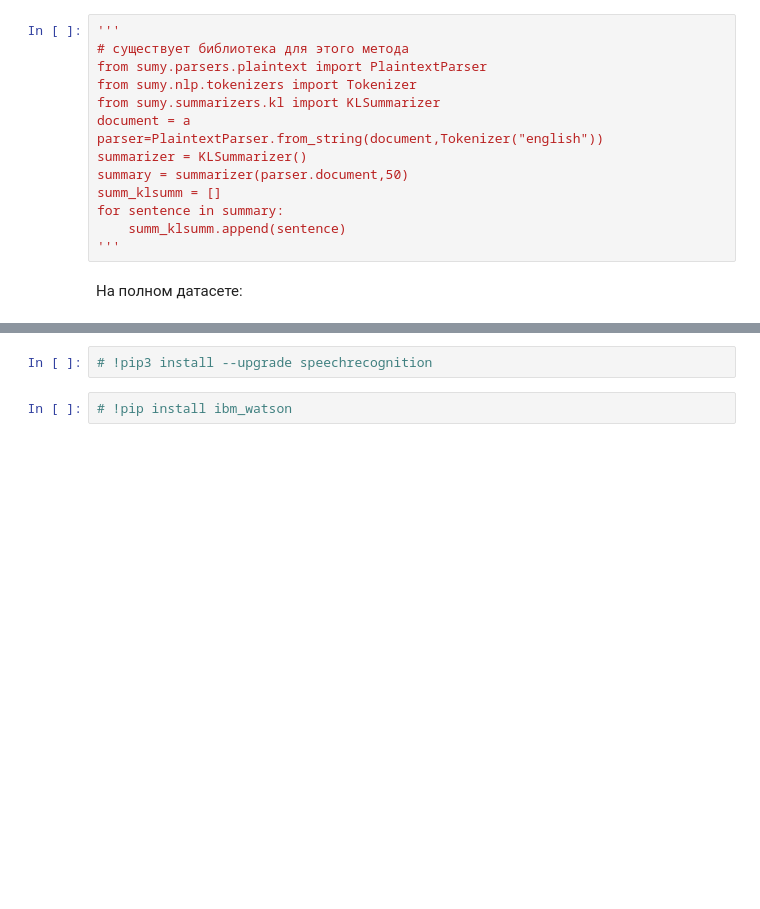
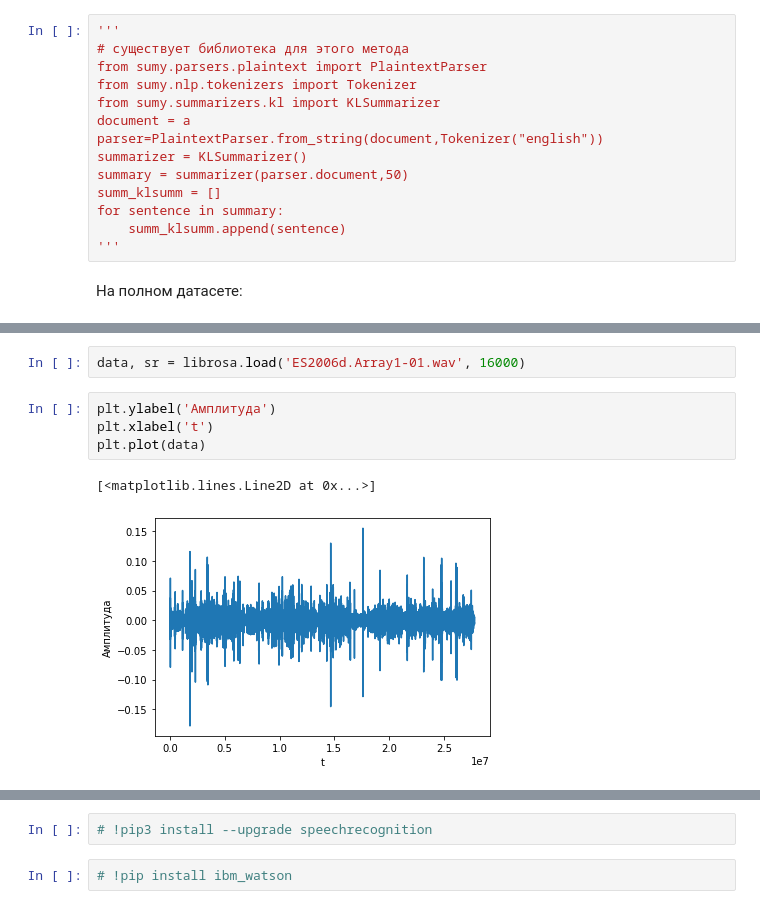
Before and after one commit to spakt26/-, a Jupyter notebook: Summarization_methods.ipynb, the cells around one changed output, grey strips where cells are left out. Cells and saved outputs as stored; diff of their text form; blank space fills up the shorter version.

```diff
--- a/Summarization_methods.ipynb
+++ b/Summarization_methods.ipynb
@@ -1837,0 +2108,9 @@ transcript_sr= test_sr.read()
+# %%
+data, sr = librosa.load('ES2006d.Array1-01.wav', 16000)
+# %%
+plt.ylabel('Амплитуда')
+plt.xlabel('t')
+plt.plot(data)
+# %% [output]
+[<matplotlib.lines.Line2D at 0x...>]
+[figure, added]
```
Also changed, not shown: parts of 258 cells of this notebook.
